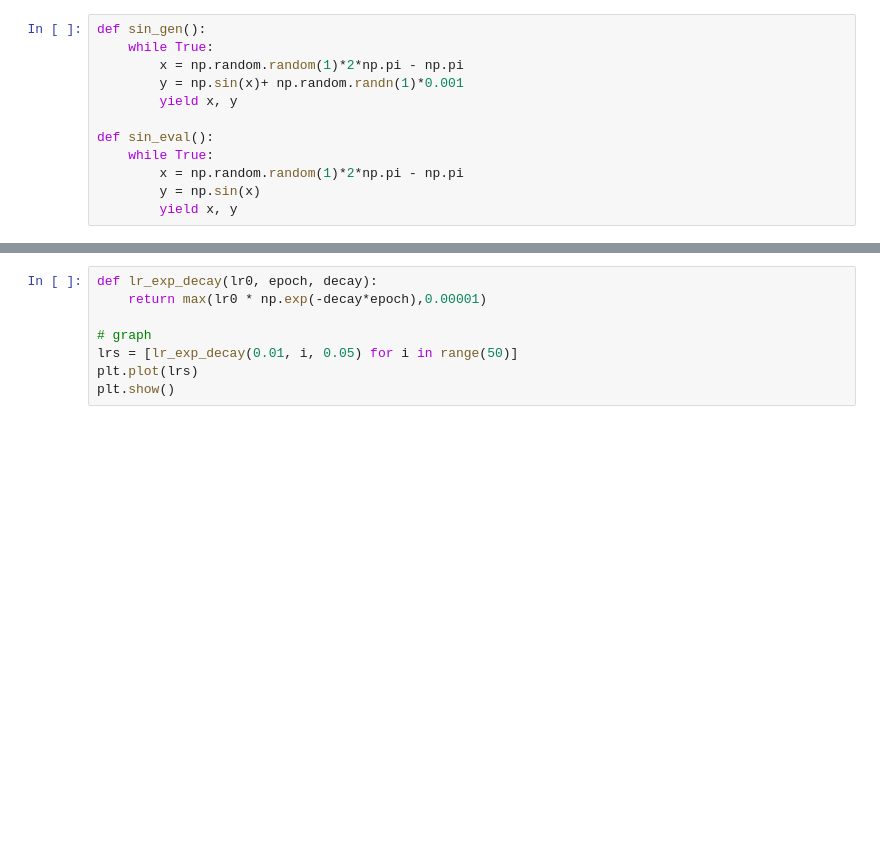
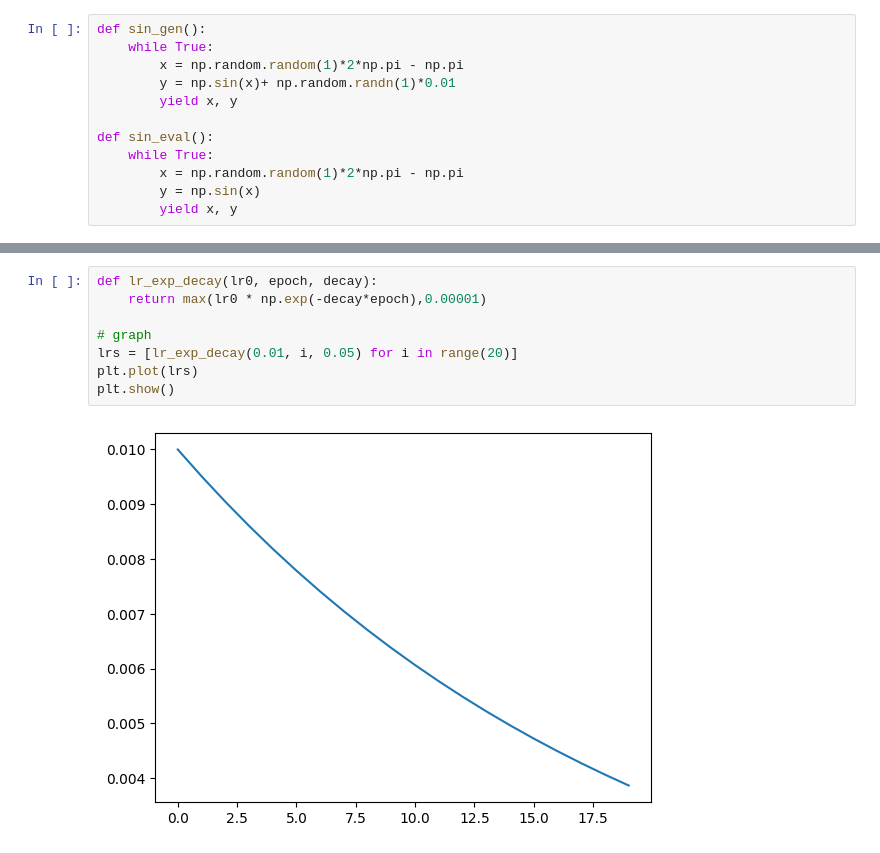
Before and after one commit to COLVERTYETY/TGrad2C, a Jupyter notebook: clean_train.ipynb, the cells around one changed output, grey strips where cells are left out. Saved outputs shown, nothing was run; the diff lists cells and outputs as text; blank space fills up the shorter version.

```diff
--- a/clean_train.ipynb
+++ b/clean_train.ipynb
@@ -50,7 +14,7 @@ class Model():
 def sin_gen():
     while True:
         x = np.random.random(1)*2*np.pi - np.pi
-        y = np.sin(x)+ np.random.randn(1)*0.001
+        y = np.sin(x)+ np.random.randn(1)*0.01
         yield x, y
 
 def sin_eval():
@@ -75,11 +42,13 @@ plt.scatter(x__, y__, label = "eval", color = "red", alpha=0.5, marker='x')
 # %%
 def lr_exp_decay(lr0, epoch, decay):
     return max(lr0 * np.exp(-decay*epoch),0.00001)
 
 # graph
-lrs = [lr_exp_decay(0.01, i, 0.05) for i in range(50)]
+lrs = [lr_exp_decay(0.01, i, 0.05) for i in range(20)]
 plt.plot(lrs)
 plt.show()
+# %% [output]
+[figure, added]
 # %%
 myModel = Model()
 save_name = "sin"
```
Also changed, not shown: parts of 12 cells of this notebook, 2 other files.
